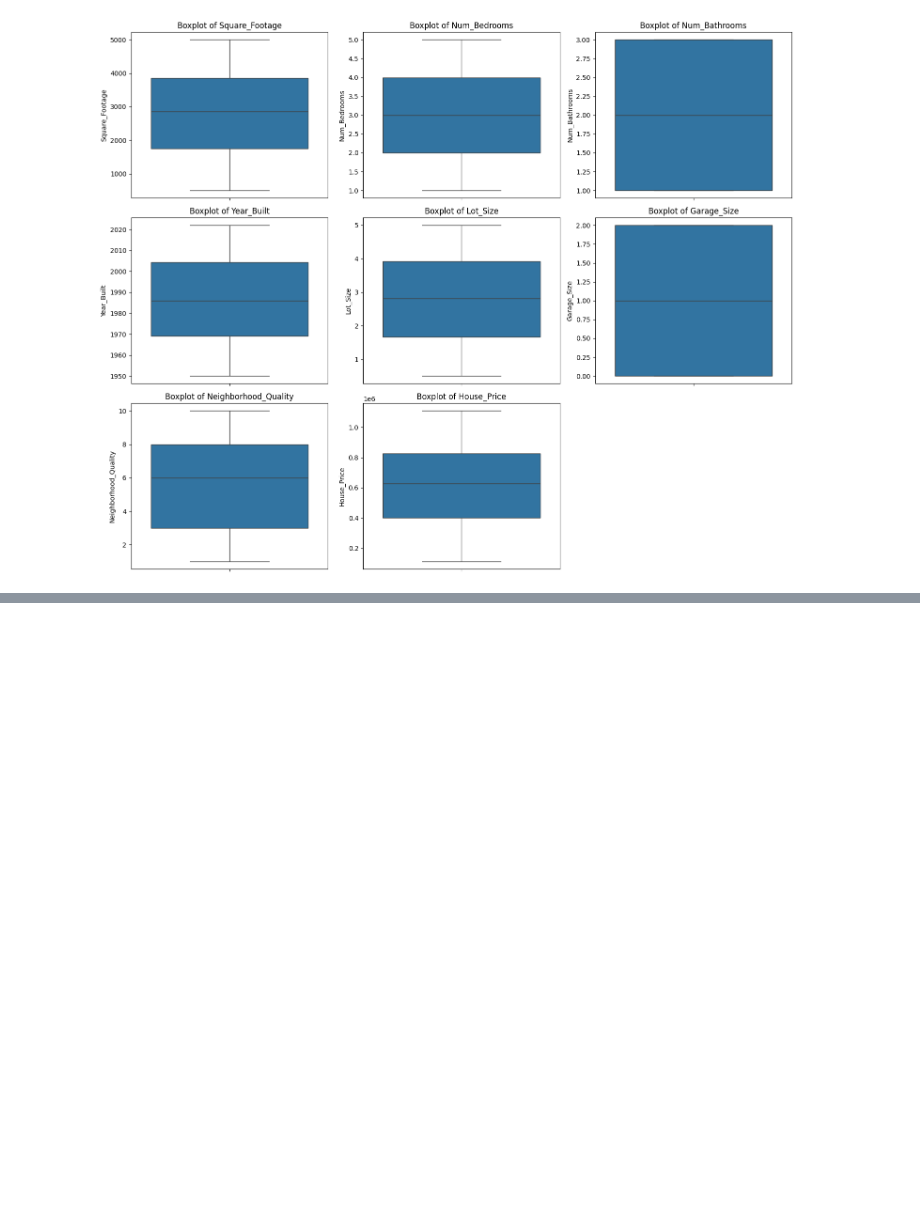
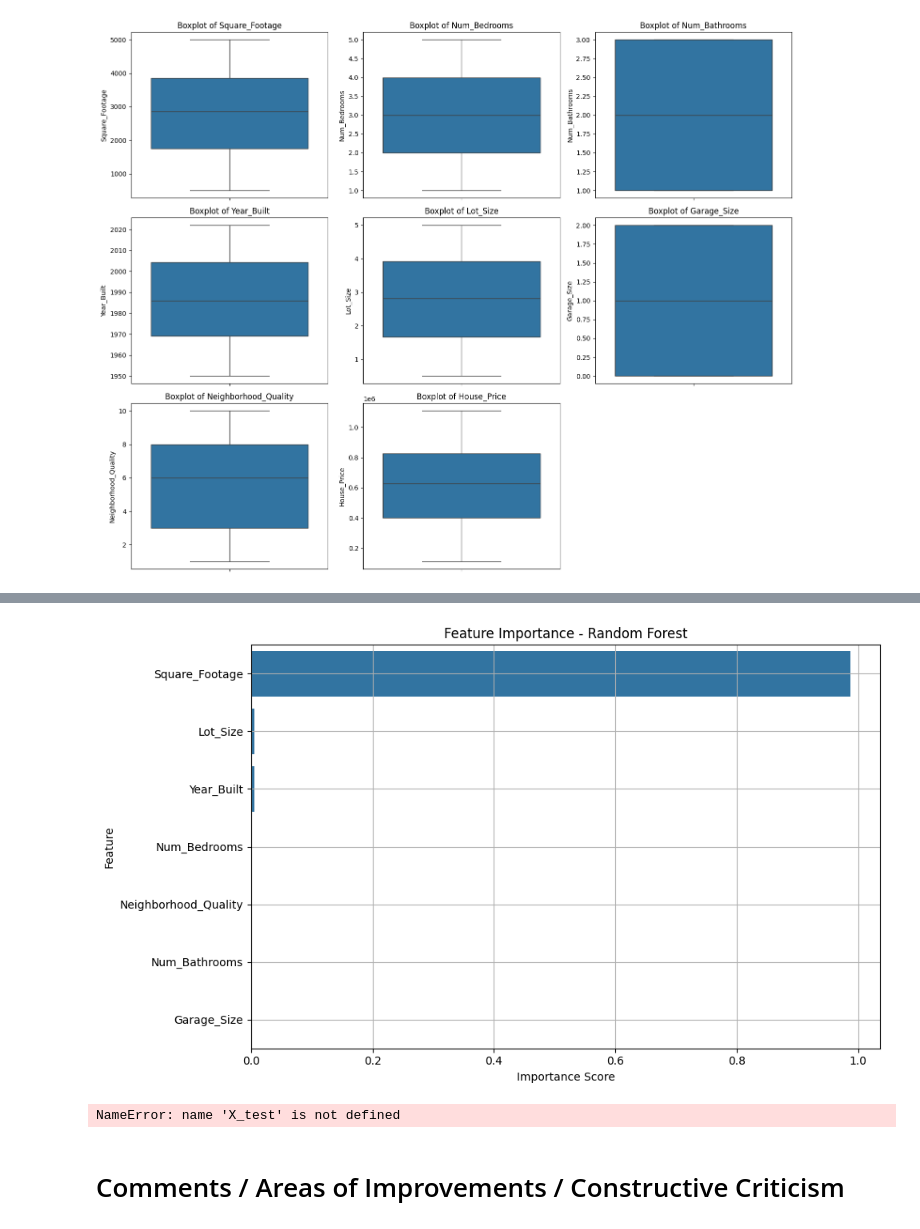
Before and after one commit to mwallendjack/MCW_personal-data-science-project, a Jupyter notebook: Regression EDA.ipynb, the cells around one changed output, grey strips where cells are left out. Saved outputs shown, nothing was run; the diff lists cells and outputs as text; code cells hidden in the pictures; blank space fills up the shorter version.

```diff
--- a/Regression EDA.ipynb
+++ b/Regression EDA.ipynb
@@ -212,0 +273,34 @@ plt.show()
+# %%
+
+
+# Get feature importances from the trained model
+importances = rf_model.feature_importances_
+
+# Match them to the column names
+feature_names = X2_train.columns
+importance_df = pd.DataFrame({
+    "Feature": feature_names,
+    "Importance": importances
+}).sort_values(by="Importance", ascending=False)
+# %%
+
+
+plt.figure(figsize=(10, 6))
+sns.barplot(x="Importance", y="Feature", data=importance_df)
+
+plt.title("Feature Importance - Random Forest")
+plt.xlabel("Importance Score")
+plt.ylabel("Feature")
+plt.grid(True)
+plt.tight_layout()
+plt.show()
+# %% [output]
+[figure, added]
+# %%
+for n in [10, 50, 100, 200, 500]:
+    model = RandomForestRegressor(n_estimators=n, random_state=42)
+    model.fit(X2_train, y2_train)
+    preds = model.predict(X_test)
+    print(f"{n} trees → R²: {r2_score(y_test, preds):.3f}")
+# %% [output]
+NameError: name 'X_test' is not defined
@@ -212,0 +309,2 @@ plt.show()
+# %% [markdown]
+# Comments / Areas of Improvements / Constructive Criticism
```
Also changed, not shown: parts of 10 cells of this notebook.
